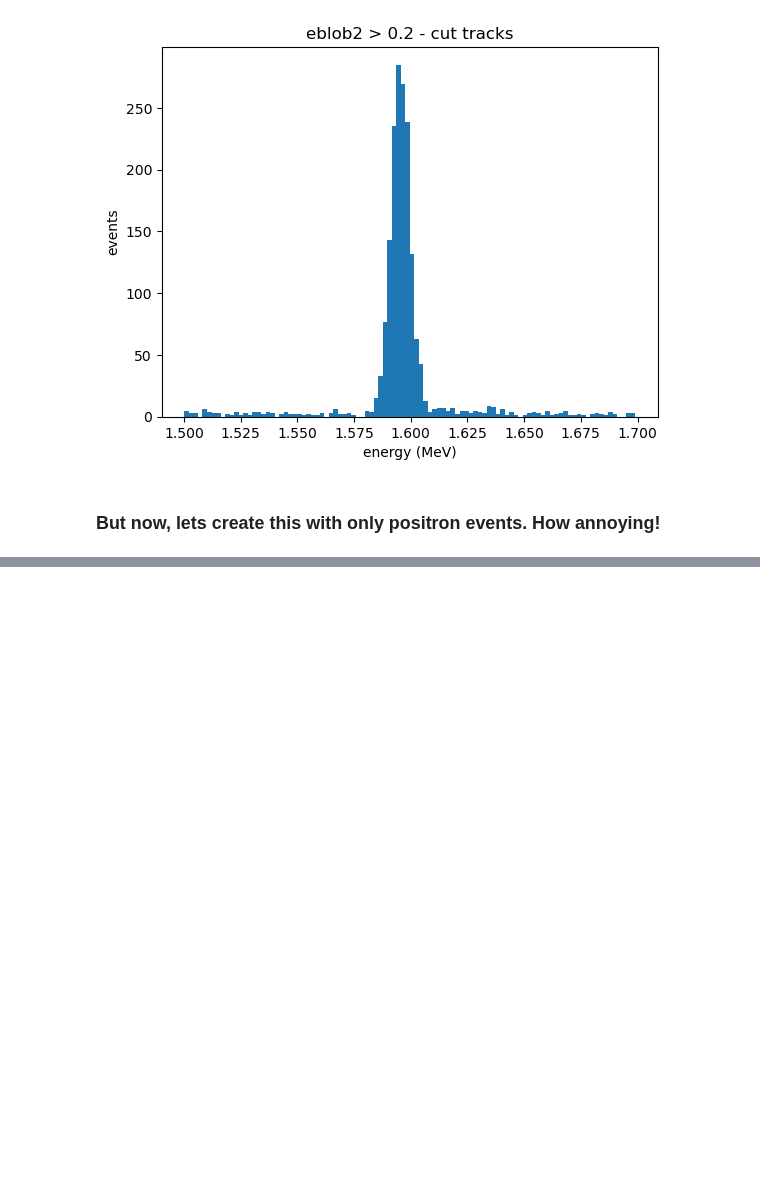
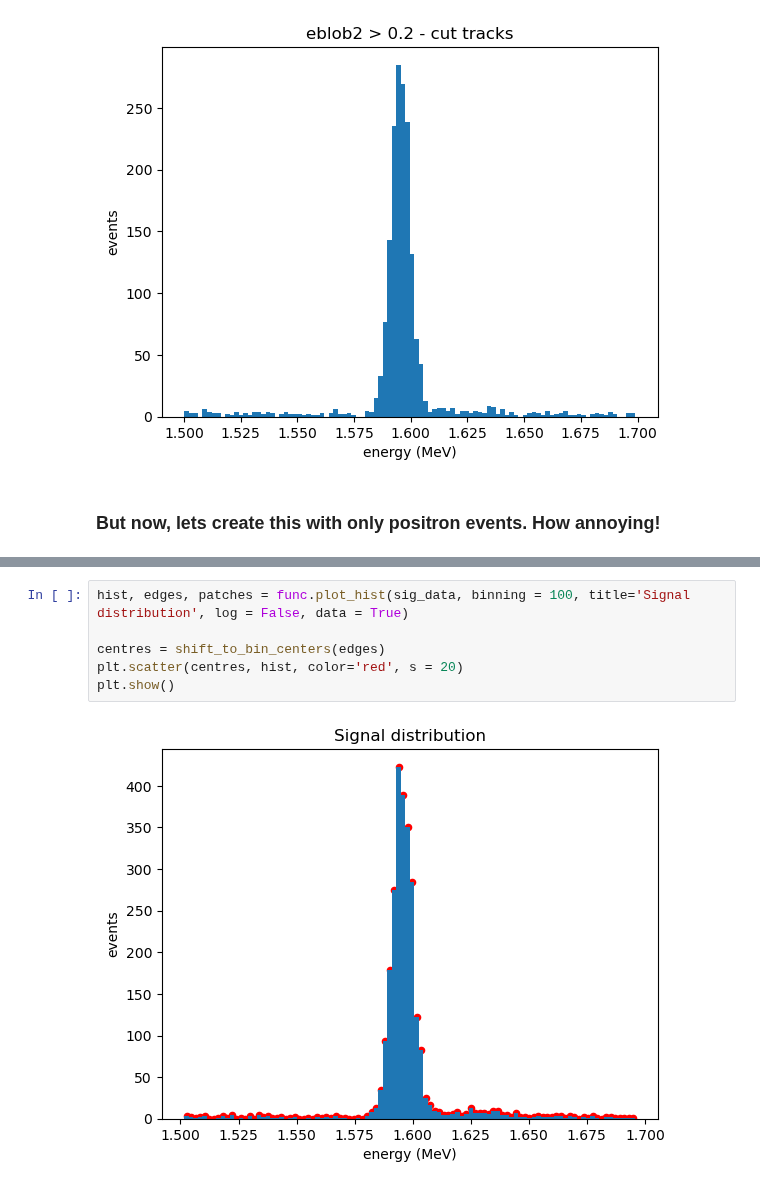
Before and after one commit to jwaiton/next_misc, a Jupyter notebook: FOM_merge&fit/fitting_work.ipynb, the cells around one changed output, grey strips where cells are left out. Cells and saved outputs as stored; diff of their text form; blank space fills up the shorter version.

```diff
--- a/FOM_merge&fit/fitting_work.ipynb
+++ b/FOM_merge&fit/fitting_work.ipynb
@@ -138,0 +213,8 @@ KeyError: 'event'
+# %%
+hist, edges, patches = func.plot_hist(sig_data, binning = 100, title='Signal distribution', log = False, data = True)
+
+centres = shift_to_bin_centers(edges)
+plt.scatter(centres, hist, color='red', s = 20)
+plt.show()
+# %% [output]
+[figure, added]
```
Also changed, not shown: parts of 11 cells of this notebook, 2 other files.
